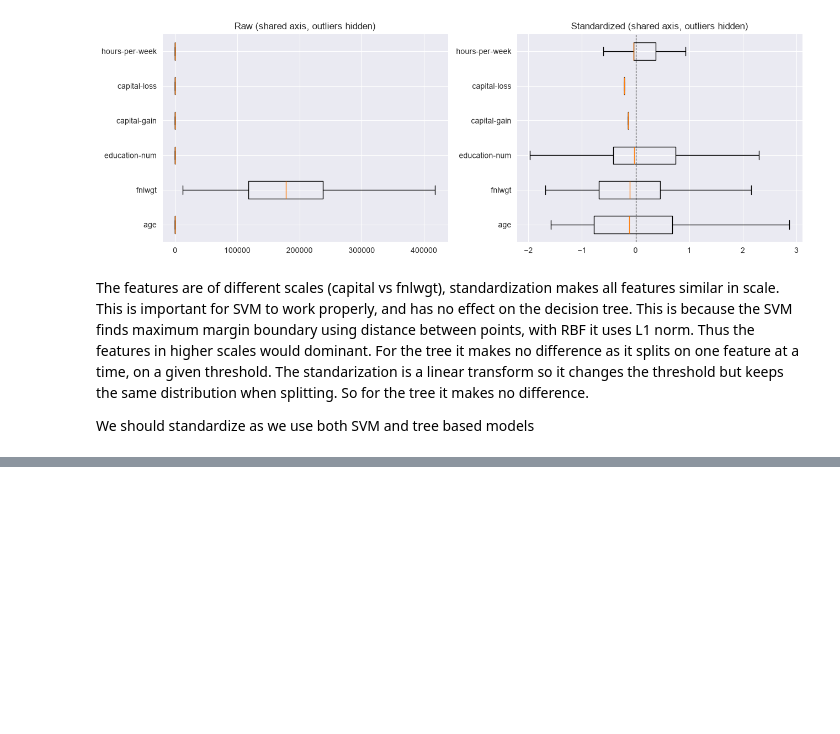
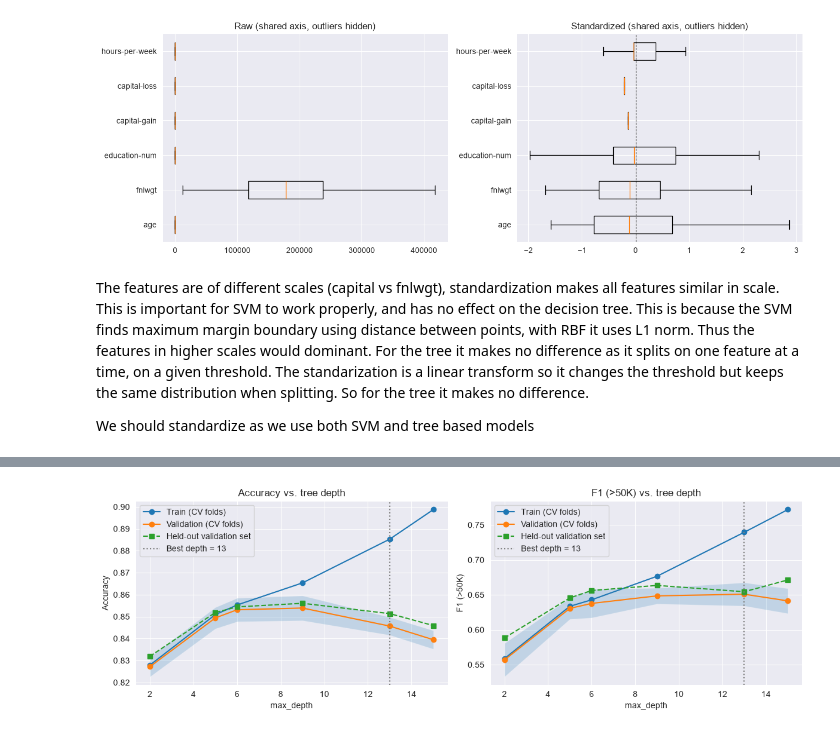
Before and after one commit to Erikth2104/ML_assignments, a Jupyter notebook: OBLIG_2/oblig2.ipynb, the cells around one changed output, grey strips where cells are left out. Saved outputs shown, nothing was run; the diff lists cells and outputs as text; code cells hidden in the pictures; blank space fills up the shorter version.

```diff
--- a/OBLIG_2/oblig2.ipynb
+++ b/OBLIG_2/oblig2.ipynb
@@ -939,0 +961,26 @@ For robustness
+# %%
+from sklearn.base import clone
+from sklearn.model_selection import cross_validate, StratifiedKFold
+from sklearn.tree import DecisionTreeClassifier
+from sklearn.metrics import accuracy_score, balanced_accuracy_score
+
+X_train_pipe, X_val_pipe, X_test_pipe, y_train_pipe, y_val_pipe, y_test_pipe = train_val_test_split(X_pipe, y_pipe) # fresh data again
+
+dt_model = Pipeline([
+    ("prep", preprocessor), # pipeline from data prep
+    ("clf", DecisionTreeClassifier(random_state=42)),  # defaults; seed only for reproducibility
+])
+
+# 5-fold Cross validation
+cv = StratifiedKFold(n_splits=5, shuffle=True, random_state=42)
+scores = cross_validate(dt_model, X_train_pipe, y_train_pipe, cv=cv,
+                        scoring=["accuracy", "balanced_accuracy"])
+
+print(f"CV accuracy:          {scores['test_accuracy'].mean():.4f} +- {scores['test_accuracy'].std():.4f}") # mean +- std
+print(f"CV balanced accuracy: {scores['test_balanced_accuracy'].mean():.4f} +- {scores['test_balanced_accuracy'].std():.4f}")
+
+# fit on the full training split, evaluate on validation
+dt_model.fit(X_train_pipe, y_train_pipe)
+y_val_pred = dt_model.predict(X_val_pipe)
+print(f"Validation accuracy:          {accuracy_score(y_val_pipe, y_val_pred):.4f}")
+print(f"Validation balanced accuracy: {balanced_accuracy_score(y_val_pipe, y_val_pred):.4f}")
@@ -939,0 +1113,16 @@ For robustness
+# %%
+# plot: train vs CV with ±1 std band, plus validation set
+fig, axes = plt.subplots(1, 2, figsize=(12, 4), sharex=True)
+for ax, m, label in [(axes[0], "acc", "Accuracy"), (axes[1], "f1", "F1 (>50K)")]:
+    ax.plot(results.index, results[f"train_{m}"], "o-", label="Train (CV folds)")
+    ax.plot(results.index, results[f"cv_{m}"], "o-", label="Validation (CV folds)")
+    ax.fill_between(results.index,
+                    results[f"cv_{m}"] - results[f"cv_{m}_std"],
+                    results[f"cv_{m}"] + results[f"cv_{m}_std"], alpha=0.2)
+    ax.plot(results.index, results[f"val_{m}"], "s--", label="Held-out validation set")
+    ax.axvline(best_depth, color="grey", linestyle=":", label=f"Best depth = {best_depth}")
+    ax.set_xlabel("max_depth"); ax.set_ylabel(label); ax.set_title(f"{label} vs. tree depth")
+    ax.legend()
+plt.tight_layout(); plt.show()
+# %% [output]
+[figure, added]
```
Also changed, not shown: parts of 22 cells of this notebook.
